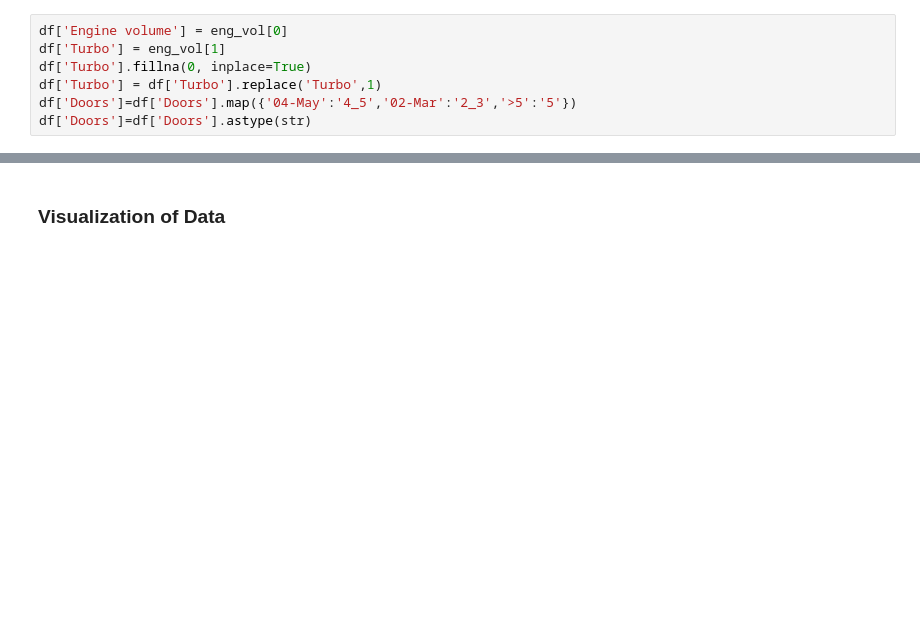
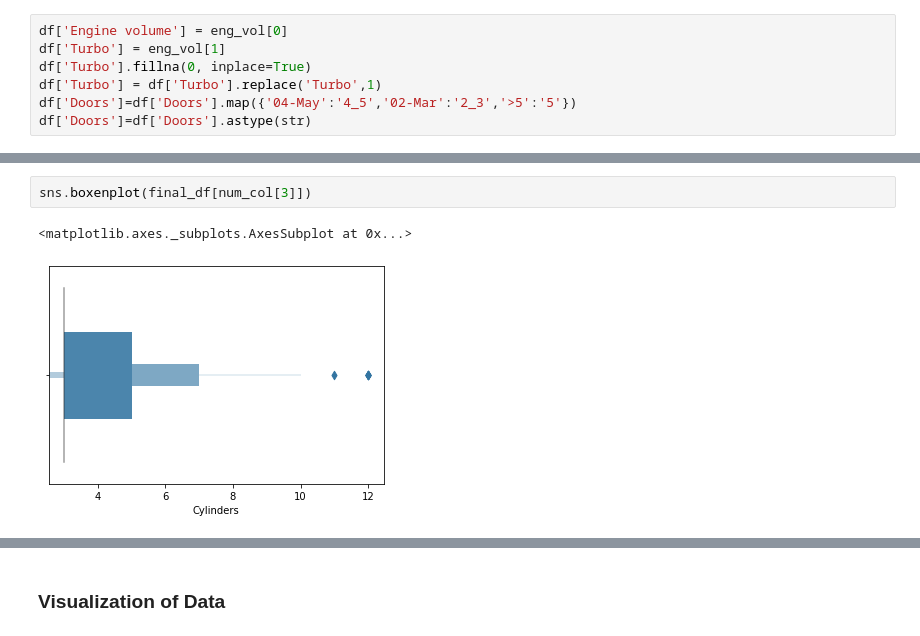
Before and after one commit to princyiakov/car_price_prediction, a Jupyter notebook: Car_Price_Prediction.ipynb, the cells around one changed output, grey strips where cells are left out. Cells and saved outputs as stored; diff of their text form; blank space fills up the shorter version.

```diff
--- a/Car_Price_Prediction.ipynb
+++ b/Car_Price_Prediction.ipynb
@@ -187,0 +281,5 @@ df['Doors']=df['Doors'].astype(str)
+# %%
+sns.boxenplot(final_df[num_col[3]])
+# %% [output]
+<matplotlib.axes._subplots.AxesSubplot at 0x...>
+[figure, added]
```
Also changed, not shown: parts of 25 cells of this notebook.
